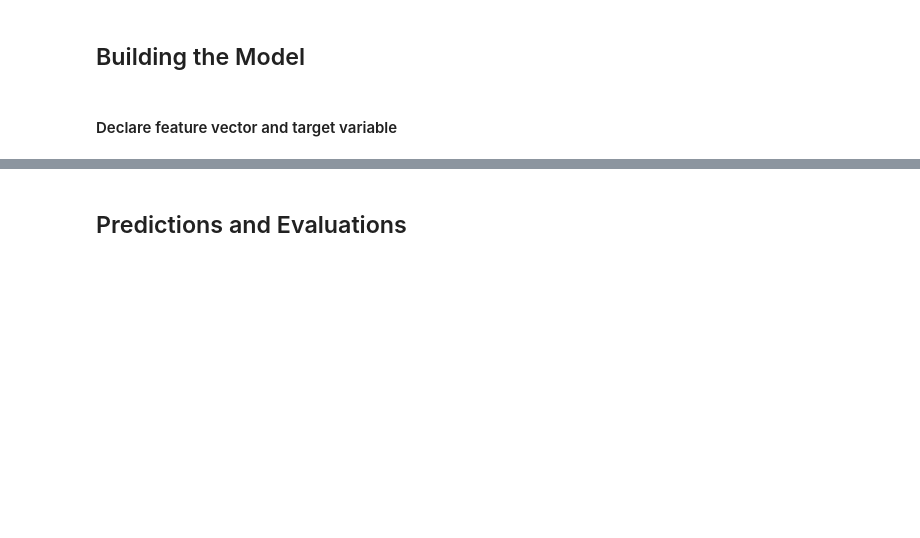
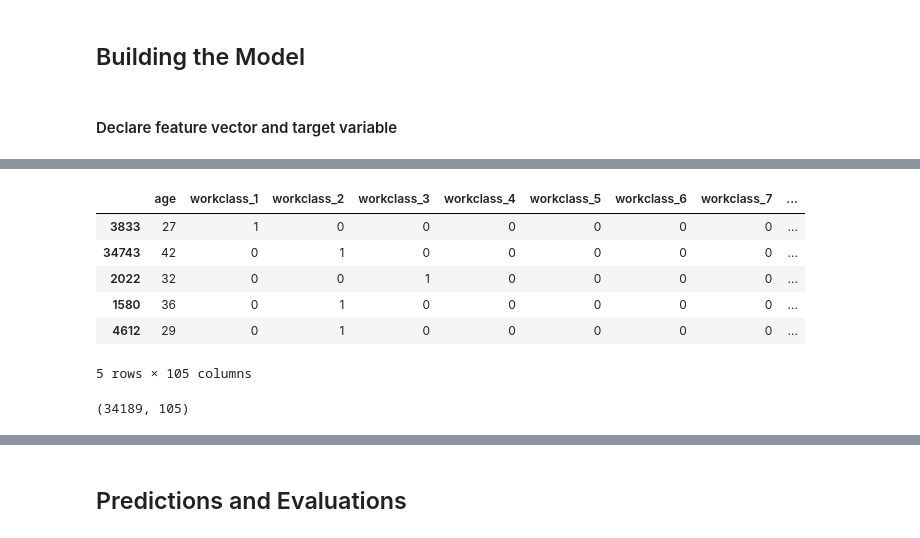
Before and after one commit to eva-f00/bayes_xml, a Jupyter notebook: Test Eva.ipynb, the cells around one changed output, grey strips where cells are left out. Cells and saved outputs as stored; diff of their text form; code cells hidden in the pictures; blank space fills up the shorter version.

```diff
--- a/Test Eva.ipynb
+++ b/Test Eva.ipynb
@@ -164,0 +271,6 @@ y = ds['income']
+# %%
+# split X and y into training and testing sets
+
+from sklearn.model_selection import train_test_split
+
+X_train, X_test, y_train, y_test = train_test_split(X, y, test_size = 0.3, random_state = 0)
@@ -164,0 +435,22 @@ y = ds['income']
+# %%
+# encode remaining variables with one-hot encoding
+encoder = ce.OneHotEncoder(cols=['workclass', 'education', 'marital_status', 'occupation', 'relationship',
+                                 'race', 'sex', 'native_country'])
+
+X_train = encoder.fit_transform(X_train)
+X_test = encoder.transform(X_test)
+# %%
+#print
+X_train.head()
+# %% [output]
+|  | age | workclass_1 | workclass_2 | workclass_3 | workclass_4 | workclass_5 | workclass_6 | workclass_7 | ... |
+| 3833 | 27 | 1 | 0 | 0 | 0 | 0 | 0 | 0 | ... |
+| 34743 | 42 | 0 | 1 | 0 | 0 | 0 | 0 | 0 | ... |
+| 2022 | 32 | 0 | 0 | 1 | 0 | 0 | 0 | 0 | ... |
+| 1580 | 36 | 0 | 1 | 0 | 0 | 0 | 0 | 0 | ... |
+| 4612 | 29 | 0 | 1 | 0 | 0 | 0 | 0 | 0 | ... |
+5 rows × 105 columns
+# %%
+X_train.shape
+# %% [output]
+(34189, 105)
```
Also changed, not shown: parts of 67 cells of this notebook.
